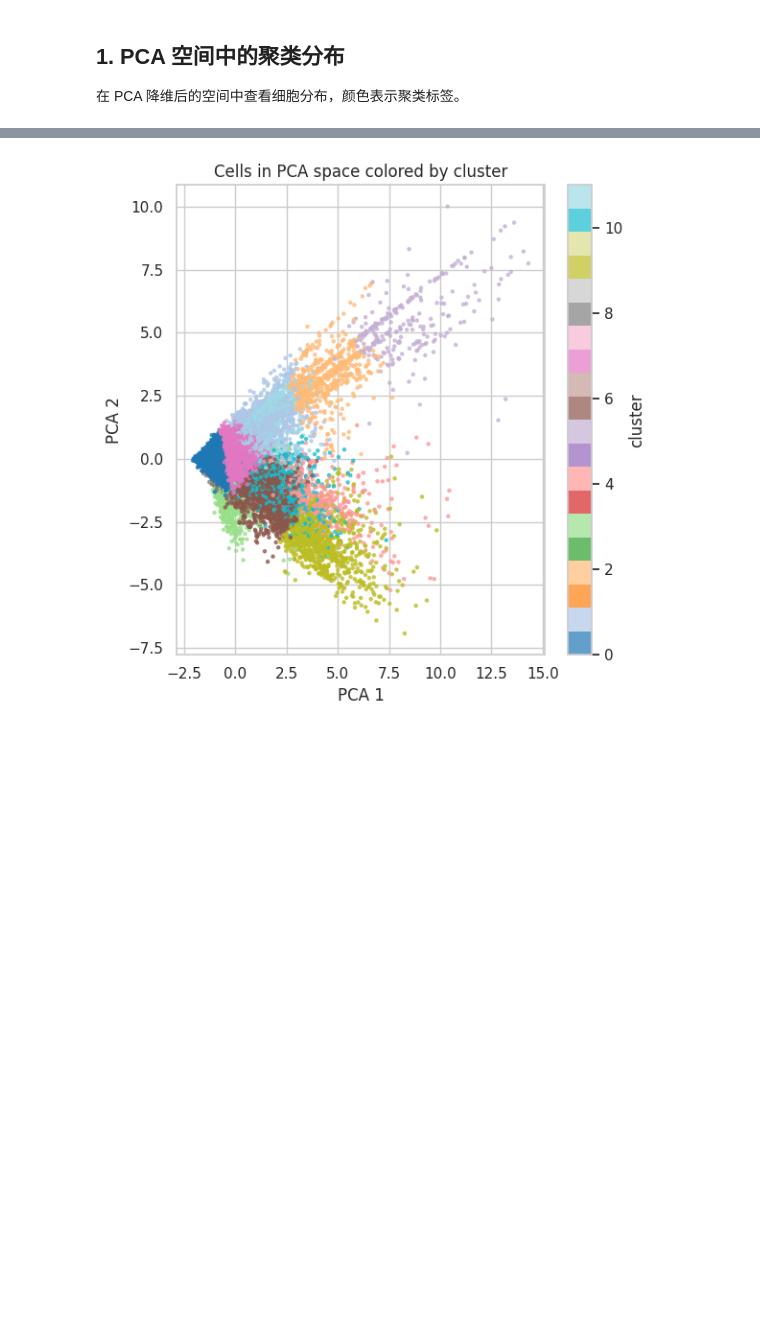
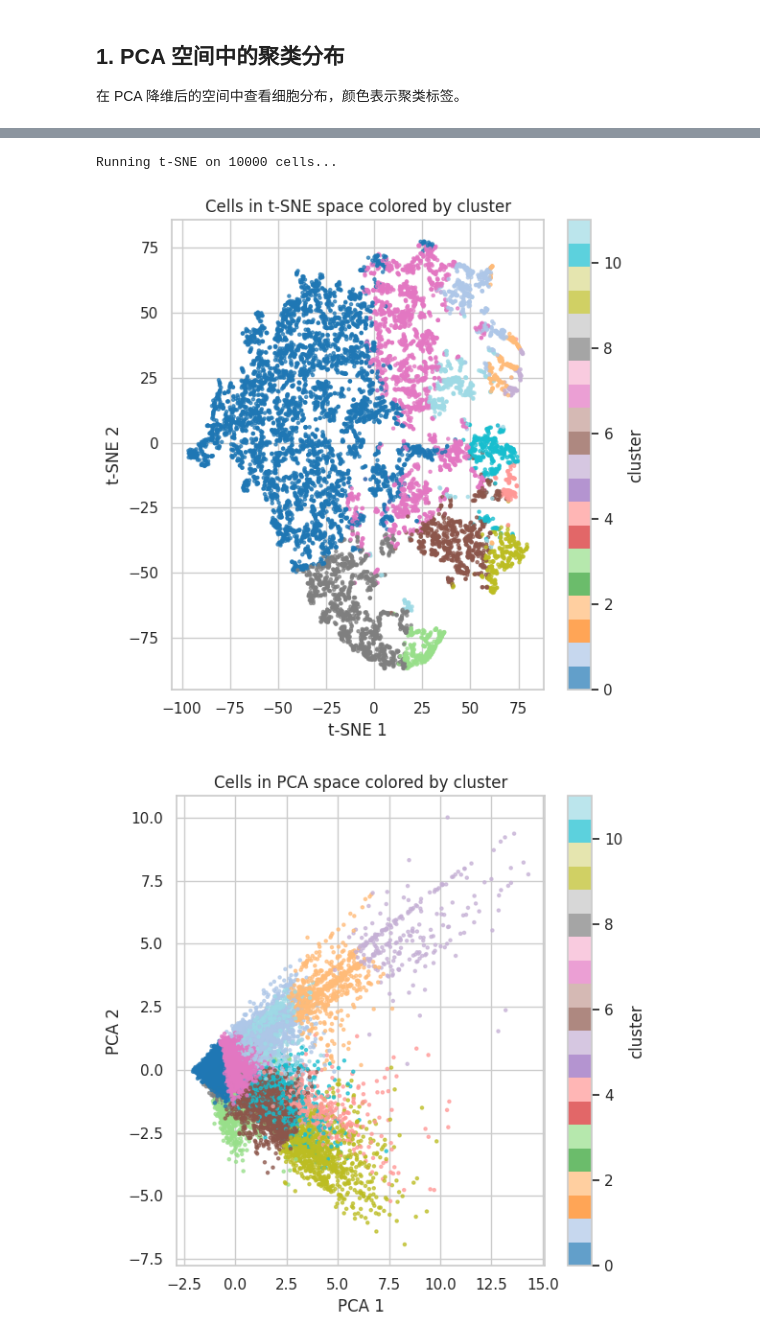
Before and after one commit to bulllllllllllllllet/MUF-Clust, a Jupyter notebook: notebooks/cluster_visualization.ipynb, the cells around one changed output, grey strips where cells are left out. Cells and saved outputs as stored; diff of their text form; code cells hidden in the pictures; blank space fills up the shorter version.

```diff
--- a/notebooks/cluster_visualization.ipynb
+++ b/notebooks/cluster_visualization.ipynb
@@ -59,3 +65,47 @@ Name: count, dtype: int64
+# %%
+# 使用 PCA 特征作为 t-SNE 输入
+X_pca = df[["pca_1", "pca_2", "pca_3", "pca_4", "pca_5", "pca_6"]].values
+labels = df["cluster"].astype(int).values
+
+# 如细胞数过多，先抽样以避免 t-SNE 过慢
+max_cells_tsne = 10000
+if len(df) > max_cells_tsne:
+    sampled_idx = np.random.RandomState(42).choice(len(df), size=max_cells_tsne, replace=False)
+    X_input = X_pca[sampled_idx]
+    labels_input = labels[sampled_idx]
+else:
+    X_input = X_pca
+    labels_input = labels
+
+print(f"Running t-SNE on {len(X_input)} cells...")
+
+tsne = TSNE(
+    n_components=2,
+    perplexity=30,
+    learning_rate=200,
+    metric="euclidean",
+    random_state=42,
+)
+X_tsne = tsne.fit_transform(X_input)
+
+plt.figure(figsize=(6, 6))
+sc = plt.scatter(
+    X_tsne[:, 0],
+    X_tsne[:, 1],
+    c=labels_input,
+    s=5,
+    cmap="tab20",
+    alpha=0.7,
+)
+plt.xlabel("t-SNE 1")
+plt.ylabel("t-SNE 2")
+plt.title("Cells in t-SNE space colored by cluster")
+plt.colorbar(sc, label="cluster")
+plt.tight_layout()
+plt.show()
+# %% [output]
+Running t-SNE on 10000 cells...
+[figure, added]
 # %%
 # 如细胞数过多，可先抽样一部分以便绘图
 # if len(df) > 10000:
```
Also changed, not shown: parts of 3 cells of this notebook, 13 other files.
